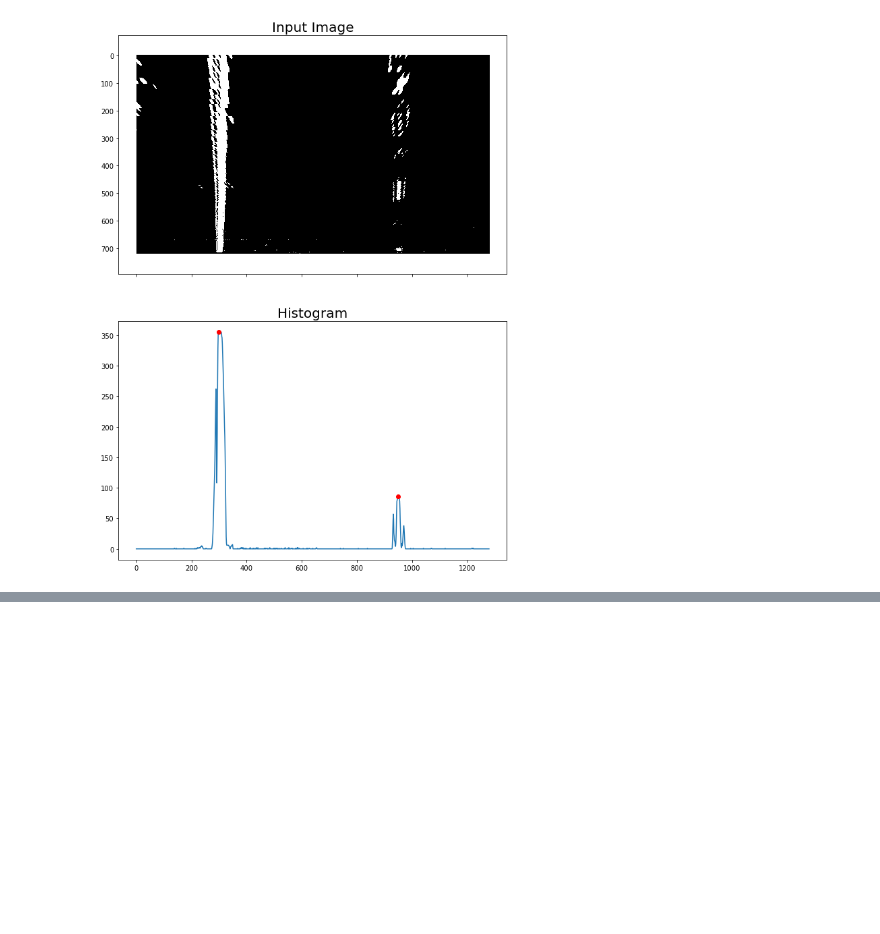
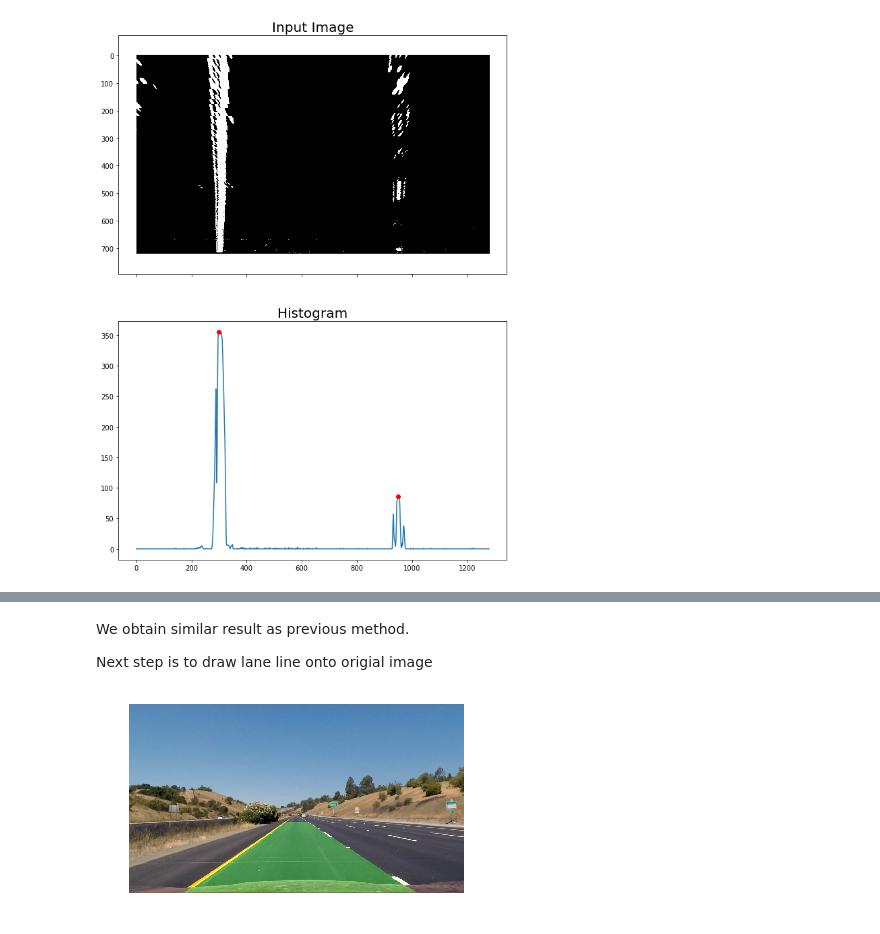
Before and after one commit to minh84/udacity_carnd, a Jupyter notebook: 06_advanced_lane_finding.ipynb, the cells around one changed output, grey strips where cells are left out. Drawn from its saved outputs; the diff is of its cells as text; code cells hidden in the pictures; blank space fills up the shorter version.

Commit message:
add lane-finding/curvature

```diff
--- a/06_advanced_lane_finding.ipynb
+++ b/06_advanced_lane_finding.ipynb
@@ -237,6 +237,8 @@ view_presp_trans(undist_road0_bin, src_points, dst_points, cmap='gray')
 The perspective transform looks reasonable, so from now on we always use the same perspective transform defined in `P_M`
 # %%
 P_M = cv2.getPerspectiveTransform(src_points, dst_points)
+
+P_Minv = cv2.getPerspectiveTransform(dst_points, src_points)
 # %% [markdown]
 ## Finding the lines using sliding-window-search
 Now, we will use the **sliding-window-search** technique to find the line. There are two approaches (all learnt from the project page)
@@ -275,0 +571,34 @@ def find_line1(bin_wraped, nwindows, margin = 100, minpix = 50):
+# %% [markdown]
+We obtain similar result as previous method.
+
+Next step is to draw lane line onto origial image
+# %%
+def draw_lane_area(in_img, binary_warped, left_right_fits):
+    # left/right lane-lines
+    left_fit, right_fit = left_right_fits
+    ypoints = np.linspace(0, binary_warped.shape[0]-1, binary_warped.shape[0])
+    left_xpoints  = left_fit[0]*ypoints**2  + left_fit[1]*ypoints  + left_fit[2]
+    right_xpoints = right_fit[0]*ypoints**2 + right_fit[1]*ypoints + right_fit[2]
+
+    # create an image to draw the lane-line area on
+    warp_zero = np.zeros_like(binary_warped).astype(np.uint8)
+    color_warp = np.dstack((warp_zero, warp_zero, warp_zero))
+
+    # Recast the x and y points into usable format for cv2.fillPoly()
+    pts_left = np.array([np.transpose(np.vstack([left_xpoints, ypoints]))])
+    pts_right = np.array([np.flipud(np.transpose(np.vstack([right_xpoints, ypoints])))])
+    pts = np.hstack((pts_left, pts_right))
+
+    # Draw the lane onto the warped blank image
+    cv2.fillPoly(color_warp, np.int_([pts]), (0,255, 0))
+
+    # Warp the blank back to original image space using inverse perspective matrix (Minv)
+    newwarp = cv2.warpPerspective(color_warp, P_Minv, IMG_CV_SHAPE)
+
+    # Combine the result with the original image
+    return cv2.addWeighted(in_img, 1, newwarp, 0.3, 0)
+
+lane_line_road0 = draw_lane_area(undist_road0, binary_warped, left_right_fits)
+show_img(lane_line_road0, None)
+# %% [output]
+[figure, added]
```
Also changed, not shown: parts of 14 cells of this notebook.
